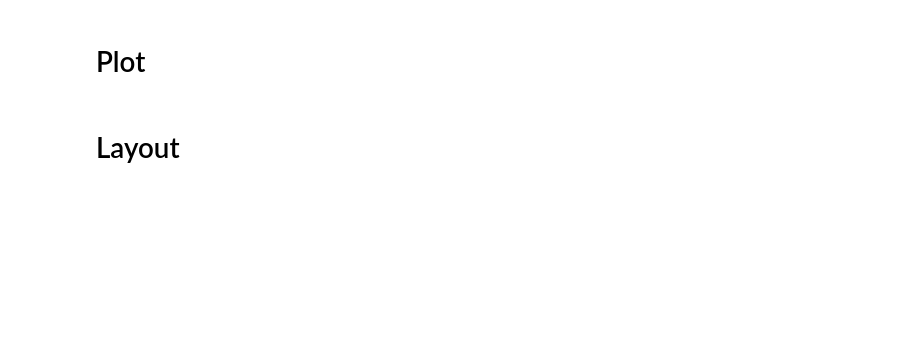
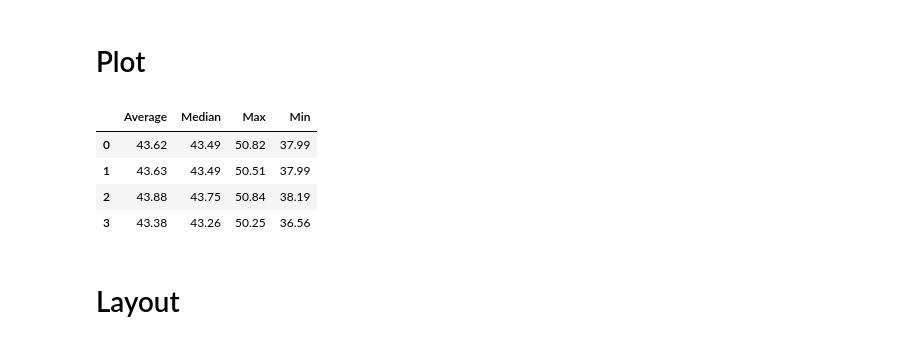
Before and after one commit to Lucyxu0916/Dash, a Jupyter notebook: Hello World.ipynb, the cells around one changed output. Drawn from its saved outputs; the diff is of its cells as text; code cells hidden in the pictures; blank space fills up the shorter version.

```diff
--- a/Hello World.ipynb
+++ b/Hello World.ipynb
@@ -66,3 +66,25 @@ def stockgraph2(input_data,Stocktype,yaxis_type):
+# %%
+start = datetime.datetime(2015, 1, 1)
+end = datetime.datetime(2018, 12, 31)
+df = web.DataReader('KO', 'yahoo',start,end)
+
+df_simple = pd.DataFrame({
+    'Average': [str(round(np.mean(df.Open), 2)), str(round(np.mean(df.Close),2)),
+                str(round(np.mean(df.High),2)), str(round(np.mean(df.Low),2))],
+    'Median': [str(round(np.median(df.Open), 2)),str(round(np.median(df.Close), 2)),
+               str(round(np.median(df.High), 2)),str(round(np.median(df.Low), 2)) ],
+    'Max': [str(round(np.max(df.Open), 2)),str(round(np.max(df.Close), 2)),
+            str(round(np.max(df.High), 2)),str(round(np.max(df.Low), 2))],
+    'Min':[str(round(np.min(df.Open), 2)),str(round(np.min(df.Close), 2)),
+           str(round(np.min(df.High), 2)),str(round(np.min(df.Low), 2))]
+    })
+df_simple
+# %% [output]
+|  | Average | Median | Max | Min |
+| 0 | 43.62 | 43.49 | 50.82 | 37.99 |
+| 1 | 43.63 | 43.49 | 50.51 | 37.99 |
+| 2 | 43.88 | 43.75 | 50.84 | 38.19 |
+| 3 | 43.38 | 43.26 | 50.25 | 36.56 |
 # %% [markdown]
 # Layout
 # %%
```
Also changed, not shown: parts of 4 cells of this notebook, 1 other file.
